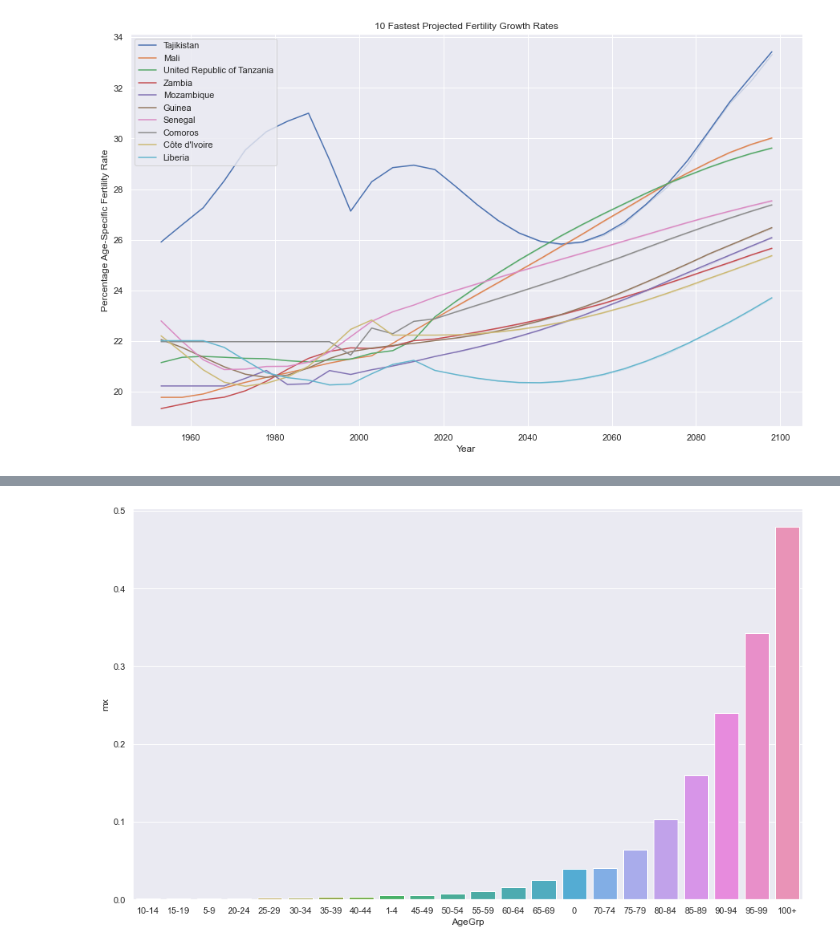
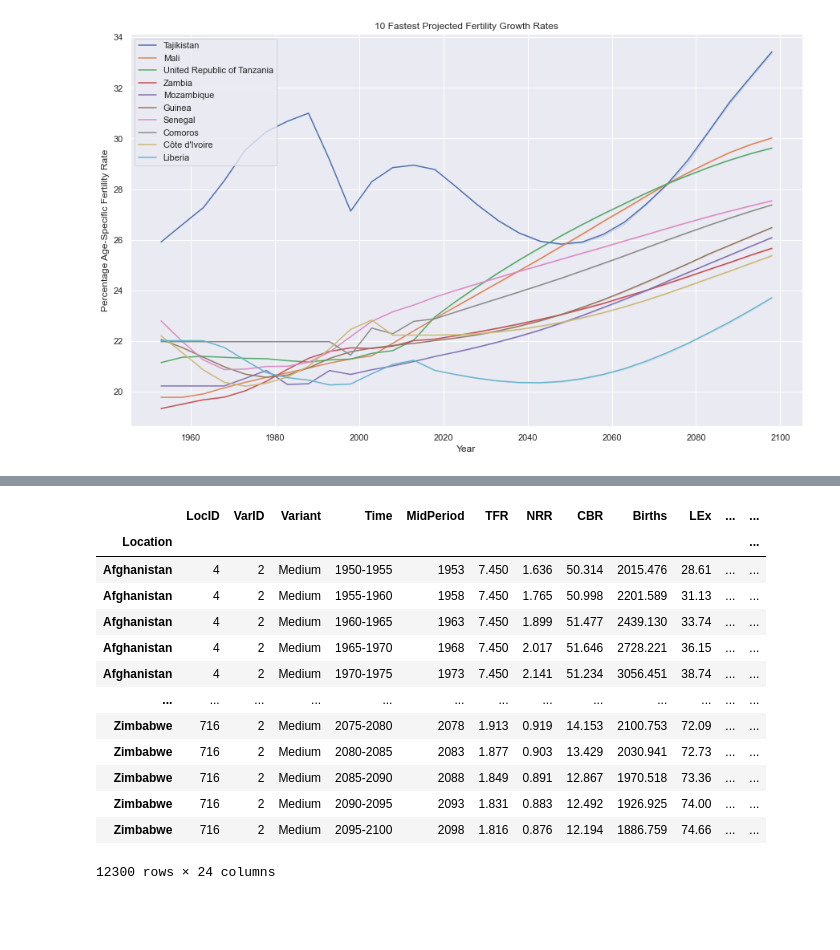
Before and after one commit to billbai0102/Callysto-Hackathon-2020, a Jupyter notebook: submission.ipynb, the cells around one changed output, grey strips where cells are left out. Saved outputs shown, nothing was run; the diff lists cells and outputs as text; code cells hidden in the pictures; blank space fills up the shorter version.

```diff
--- a/submission.ipynb
+++ b/submission.ipynb
@@ -136,7 +117,24 @@ life_table_df
-# %%
-# mx_ag_df = life_table_df.groupby(['AgeGrp'])['mx'].mean().reset_index().sort_values(by='mx').reset_index()
-# ax = sns.barplot('AgeGrp', 'mx', data=mx_ag_df)
-
-mx_df = life_table_df.groupby(['Location', 'AgeGrp'])['mx'].mean().reset_index().sort_values(by='mx', ascending=True).reset_index()
-# %% [output]
-[figure, removed]
+# %%
+# set index to the Location column for easy data access
+period_indicator_df.set_index('Location', inplace=True)
+
+# drop all fake countries from the dataset
+period_indicator_df.drop(fake_countries, inplace=True)
+
+# get an insight into the DataFrame
+period_indicator_df
+# %% [output]
+|  | LocID | VarID | Variant | Time | MidPeriod | TFR | NRR | CBR | Births | LEx | ... | ... |
+| Location |  |  |  |  |  |  |  |  |  |  |  | ... |
+| Afghanistan | 4 | 2 | Medium | 1950-1955 | 1953 | 7.450 | 1.636 | 50.314 | 2015.476 | 28.61 | ... | ... |
+| Afghanistan | 4 | 2 | Medium | 1955-1960 | 1958 | 7.450 | 1.765 | 50.998 | 2201.589 | 31.13 | ... | ... |
+| Afghanistan | 4 | 2 | Medium | 1960-1965 | 1963 | 7.450 | 1.899 | 51.477 | 2439.130 | 33.74 | ... | ... |
+| Afghanistan | 4 | 2 | Medium | 1965-1970 | 1968 | 7.450 | 2.017 | 51.646 | 2728.221 | 36.15 | ... | ... |
+| Afghanistan | 4 | 2 | Medium | 1970-1975 | 1973 | 7.450 | 2.141 | 51.234 | 3056.451 | 38.74 | ... | ... |
+| ... | ... | ... | ... | ... | ... | ... | ... | ... | ... | ... | ... | ... |
+| Zimbabwe | 716 | 2 | Medium | 2075-2080 | 2078 | 1.913 | 0.919 | 14.153 | 2100.753 | 72.09 | ... | ... |
+| Zimbabwe | 716 | 2 | Medium | 2080-2085 | 2083 | 1.877 | 0.903 | 13.429 | 2030.941 | 72.73 | ... | ... |
+| Zimbabwe | 716 | 2 | Medium | 2085-2090 | 2088 | 1.849 | 0.891 | 12.867 | 1970.518 | 73.36 | ... | ... |
+| Zimbabwe | 716 | 2 | Medium | 2090-2095 | 2093 | 1.831 | 0.883 | 12.492 | 1926.925 | 74.00 | ... | ... |
+| Zimbabwe | 716 | 2 | Medium | 2095-2100 | 2098 | 1.816 | 0.876 | 12.194 | 1886.759 | 74.66 | ... | ... |
+12300 rows × 24 columns
```
Also changed, not shown: parts of 5 cells of this notebook.
